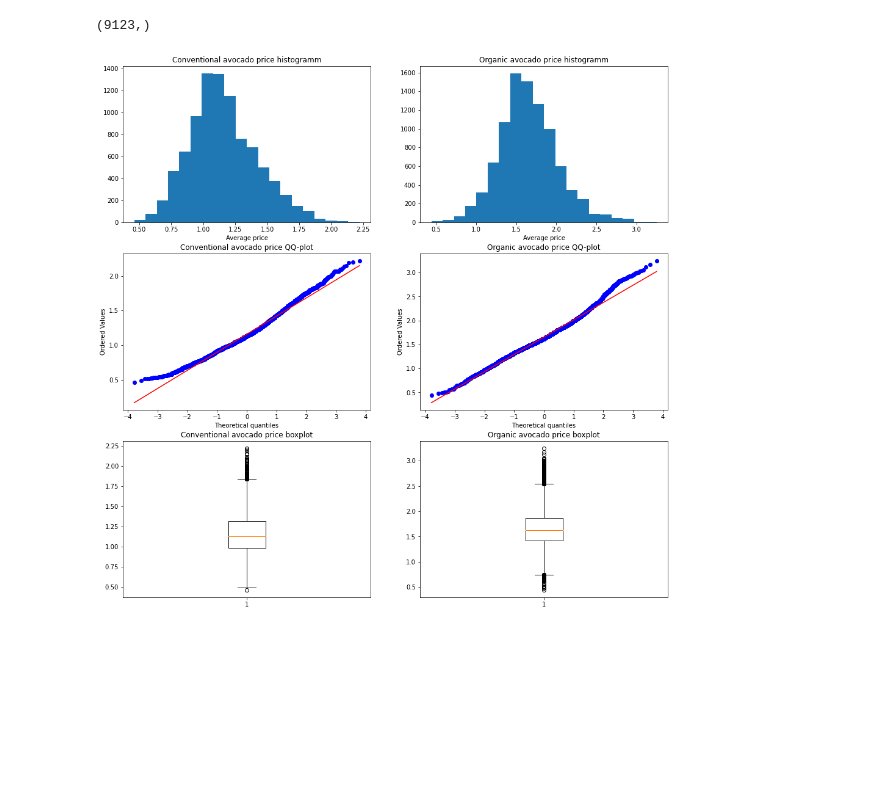
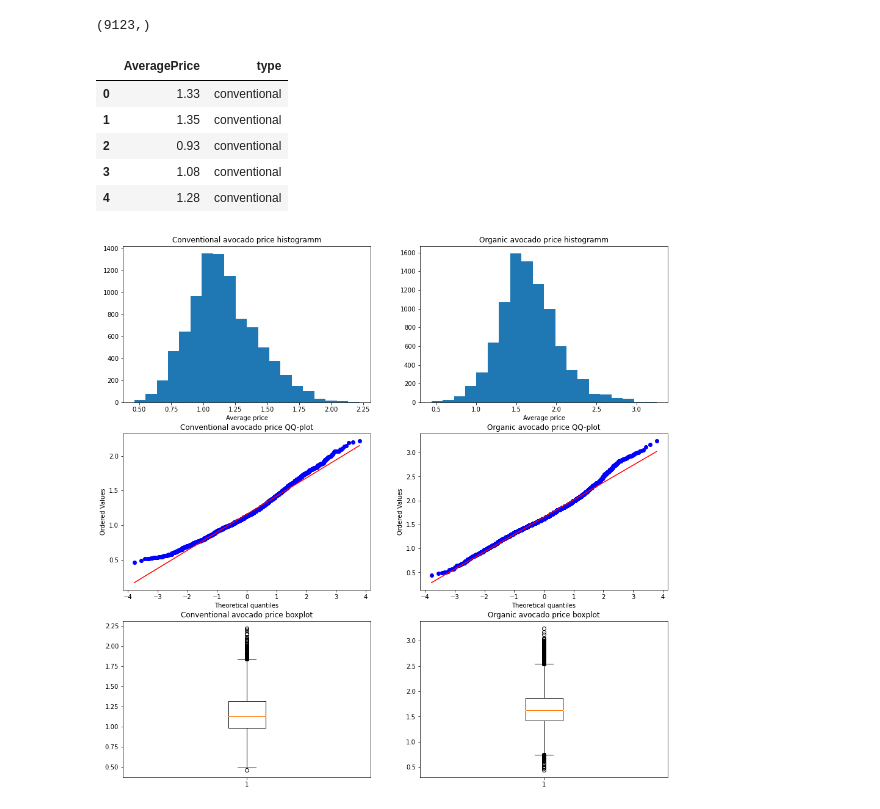
Before and after one commit to AntonyVasilev/Probability-theory-and-Math-statistics, a Jupyter notebook: draft notebook.ipynb, the cells around one changed output. Drawn from its saved outputs; the diff is of its cells as text; code cells hidden in the pictures; blank space fills up the shorter version.

```diff
--- a/draft notebook.ipynb
+++ b/draft notebook.ipynb
@@ -77,6 +79,16 @@ df_conventional.shape
 df_organic.shape
 # %% [output]
 (9123,)
+# %%
+df_target = df[['AveragePrice', 'type']]
+df_target.head()
+# %% [output]
+|  | AveragePrice | type |
+| 0 | 1.33 | conventional |
+| 1 | 1.35 | conventional |
+| 2 | 0.93 | conventional |
+| 3 | 1.08 | conventional |
+| 4 | 1.28 | conventional |
 # %%
 plt.figure(figsize=(16, 16))
 
```
Also changed, not shown: parts of 8 cells of this notebook.
